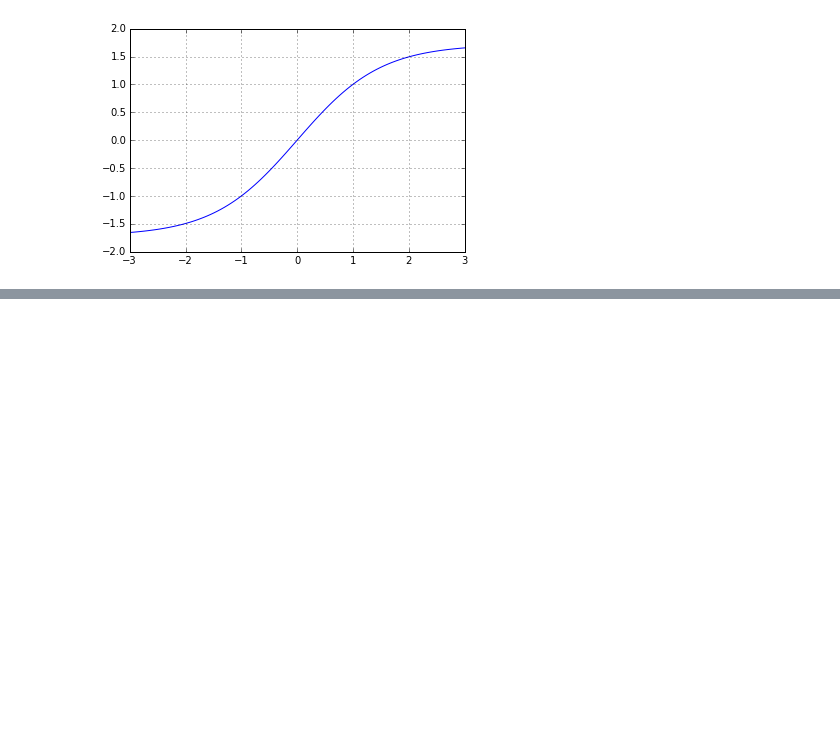
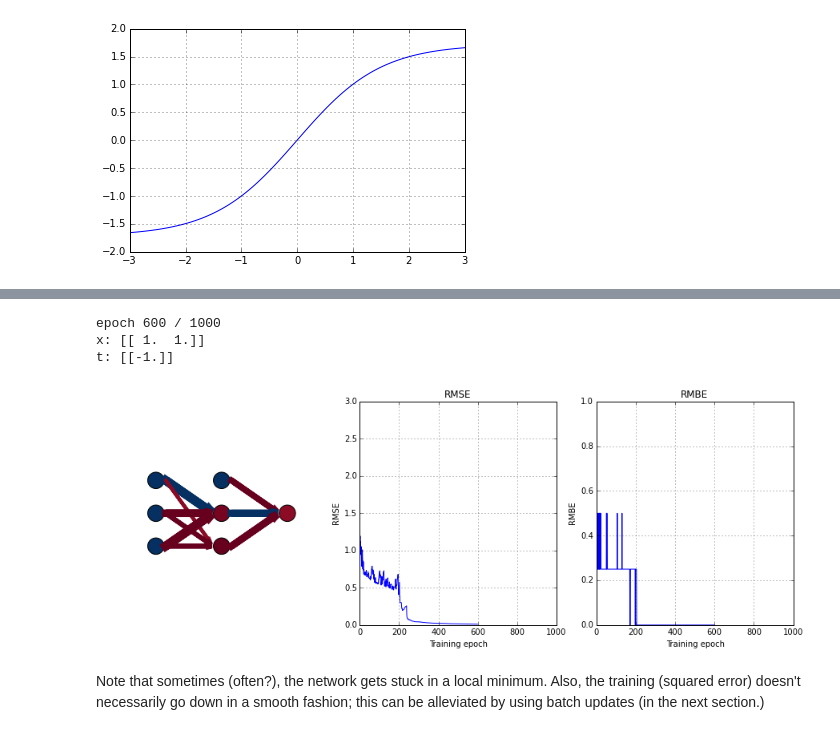
Before and after one commit to guruucsd/EigenfaceDemo, a Jupyter notebook: Backprop Exercise.ipynb, the cells around one changed output, grey strips where cells are left out. Drawn from its saved outputs; the diff is of its cells as text; code cells hidden in the pictures; blank space fills up the shorter version.

```diff
--- a/Backprop Exercise.ipynb
+++ b/Backprop Exercise.ipynb
@@ -386,0 +262,16 @@ interact_manual(train_network,
+# %%
+def errors_for(t, y):
+    """Make predictions using the network weights Wh, Wo and
+    compute the average squared loss and the binary loss.
+
+    inputs:
+        t: N x I matrix of target values.
+        y: N x I matrix of output activations.
+
+    returns:
+        mse: N x 1 vector of mean squared errors
+        mbe: N x 1 vector of mean binary errors
+    """
+    mse = ((y-t)**2).mean()
+    mbe = (sign(y) != sign(t)).mean()
+    return mse, mbe
@@ -386,0 +337,51 @@ interact_manual(train_network,
+# %%
+from numpy.random import randint
+def train(X, T, J, epochs = 1000, activation_function = tanh, eta = 0.1):
+    """Perform online training (one sample at a time)."""
+    Wh, Wo = initialize_weights(X.shape[1], J, T.shape[1])
+
+    errors = []
+    for epoch in range(epochs):
+        n = randint(X.shape[0])
+        t = T[n, newaxis]
+        x = X[n, newaxis]
+        Wh, Wo = update_weights(t, x, Wh, Wo, activation_function=activation_function, eta = eta)
+
+        # Evaluate on all targets
+        Z, Y, _, _ = activations_for(X, Wh, Wo, activation_function=activation_function)
+        z = Z[n, newaxis]
+        y = Y[n, newaxis]
+        errors.append(errors_for(T, Y))
+
+        # Yield to outside
+        yield epoch, epochs, errors, x, z, y, t, Wh, Wo
+
+
+# The XOR pattern
+XOR_X=array([
+    [ 1,-1],
+    [-1, 1],
+    [ 1, 1],
+    [-1,-1]], dtype=float)
+XOR_T=array([
+    [ 1],
+    [ 1],
+    [-1],
+    [-1]], dtype=float)
+
+training = train(XOR_X, XOR_T, J = 2, epochs = 1000) # 1000 epochs is usually more than enough (unless it gets stuck)
+
+step1_button = Button(description="Train for one iteration") # Button to perform one iteration
+step1_button.on_click(lambda b: plot_training(*next(training, (None,)*8)))
+display(step1_button)
+
+step100_button = Button(description="Train for 100 iterations") # Button to perform 100 iterations
+step100_button.on_click(lambda b: [next(training, True) for i in range(1,100)] and plot_training(*next(training, (None,)*8)))
+display(step100_button)
+# %% [output]
+epoch 600 / 1000
+x: [[ 1.  1.]]
+t: [[-1.]]
+[figure, added]
+# %% [markdown]
+Note that sometimes (often?), the network gets stuck in a local minimum.  Also, the training (squared error) doesn't necessarily go down in a smooth fashion; this can be alleviated by using batch updates (in the next section.)
```
Also changed, not shown: parts of 56 cells of this notebook.
